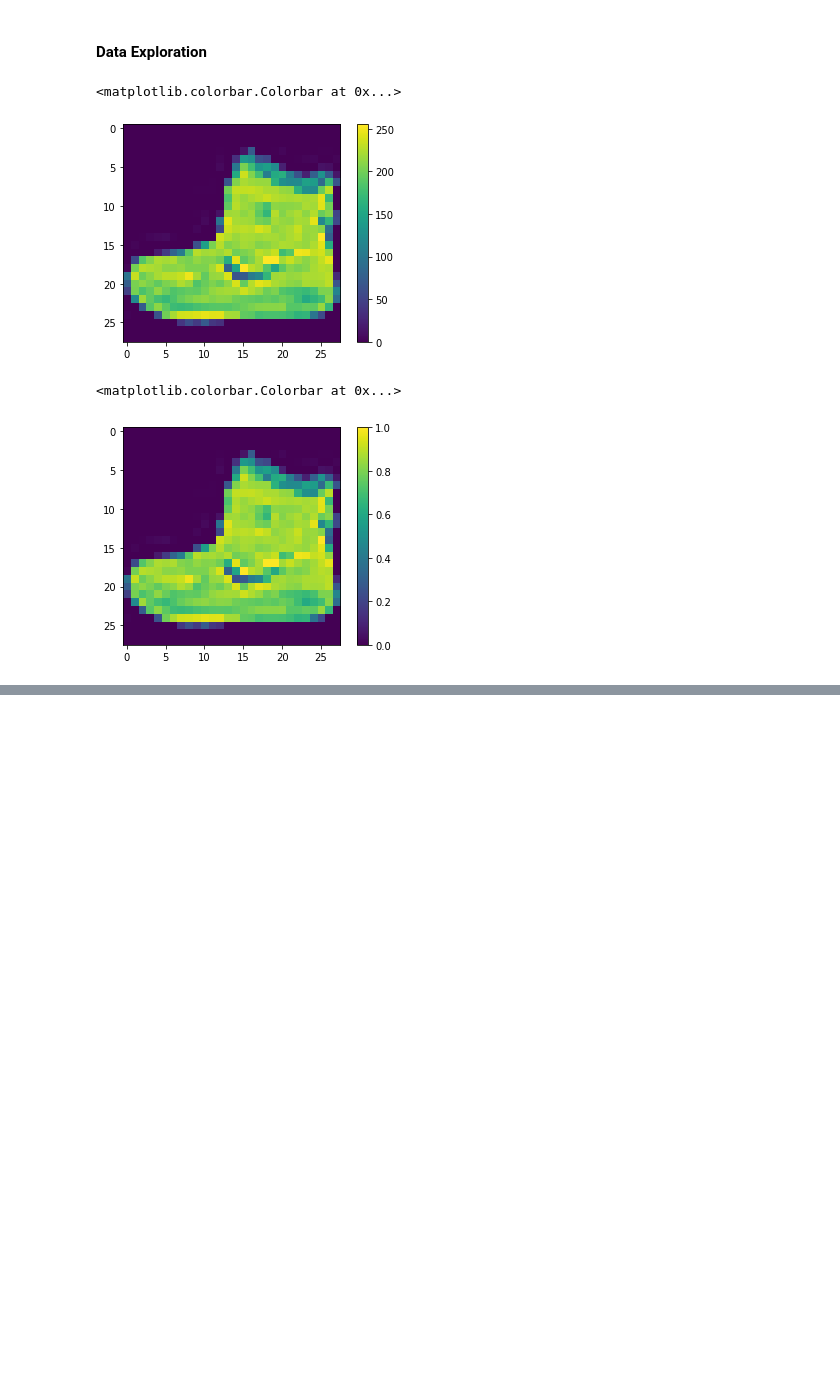
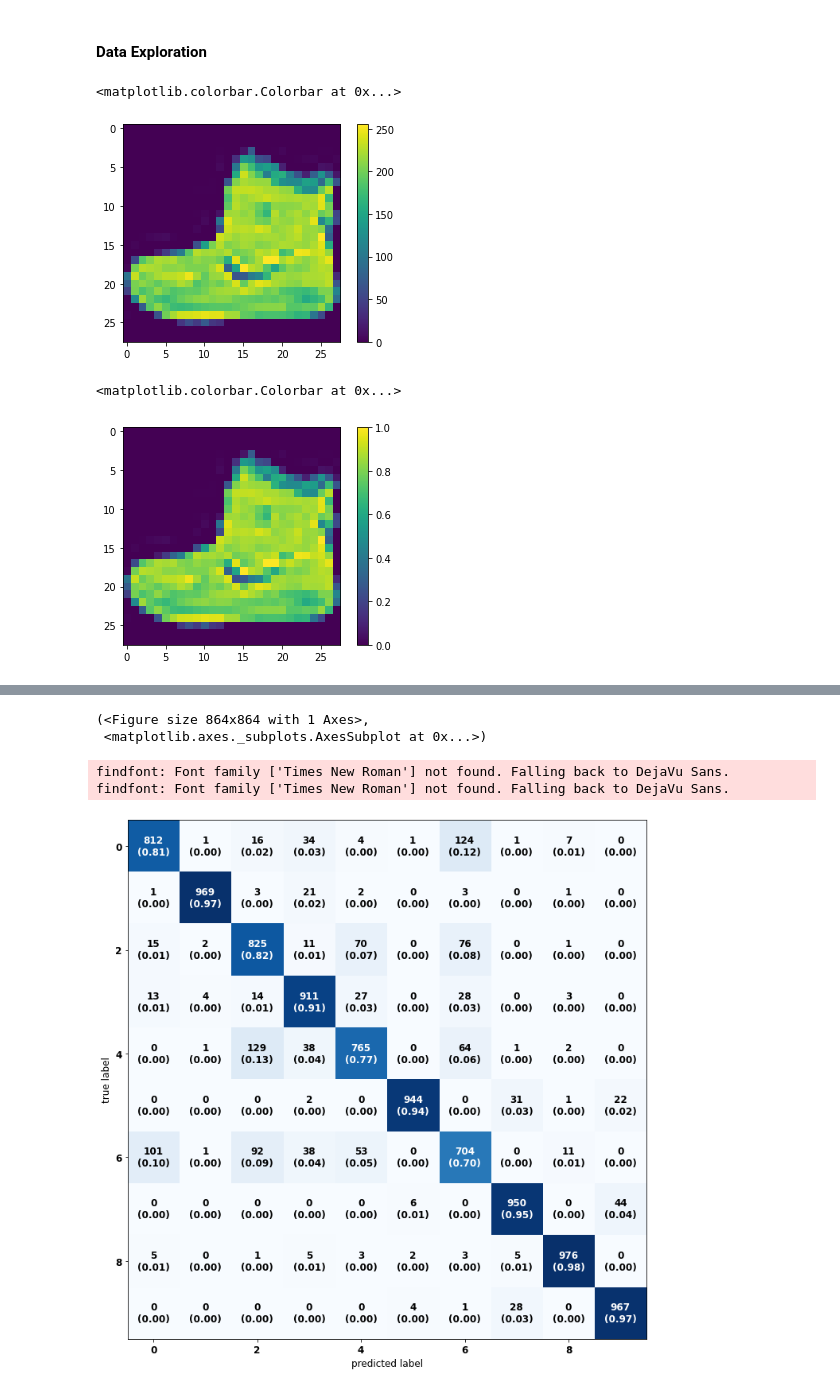
Before and after one commit to krish1986/ML-models, a Jupyter notebook: ML Models/Fashion_MNIST_dataset_classification.ipynb, the cells around one changed output, grey strips where cells are left out. Cells and saved outputs as stored; diff of their text form; code cells hidden in the pictures; blank space fills up the shorter version.

```diff
--- a/ML Models/Fashion_MNIST_dataset_classification.ipynb
+++ b/ML Models/Fashion_MNIST_dataset_classification.ipynb
@@ -122,0 +203,15 @@ accuracy_score(y_test, y_pred)
+# %%
+font = {
+    'family': 'Times New Roman',
+    #'weight': 'bold',
+    'size' : 12
+}
+plt.rc('font', **font)
+mat = confusion_matrix(y_test,y_pred)
+plot_confusion_matrix(conf_mat=mat,figsize=(12,12),show_normed=True) #show normed also displays accuracy for each classes
+# %% [output]
+(<Figure size 864x864 with 1 Axes>,
+ <matplotlib.axes._subplots.AxesSubplot at 0x...>)
+findfont: Font family ['Times New Roman'] not found. Falling back to DejaVu Sans.
+findfont: Font family ['Times New Roman'] not found. Falling back to DejaVu Sans.
+[figure, added]
```
Also changed, not shown: parts of 11 cells of this notebook.
